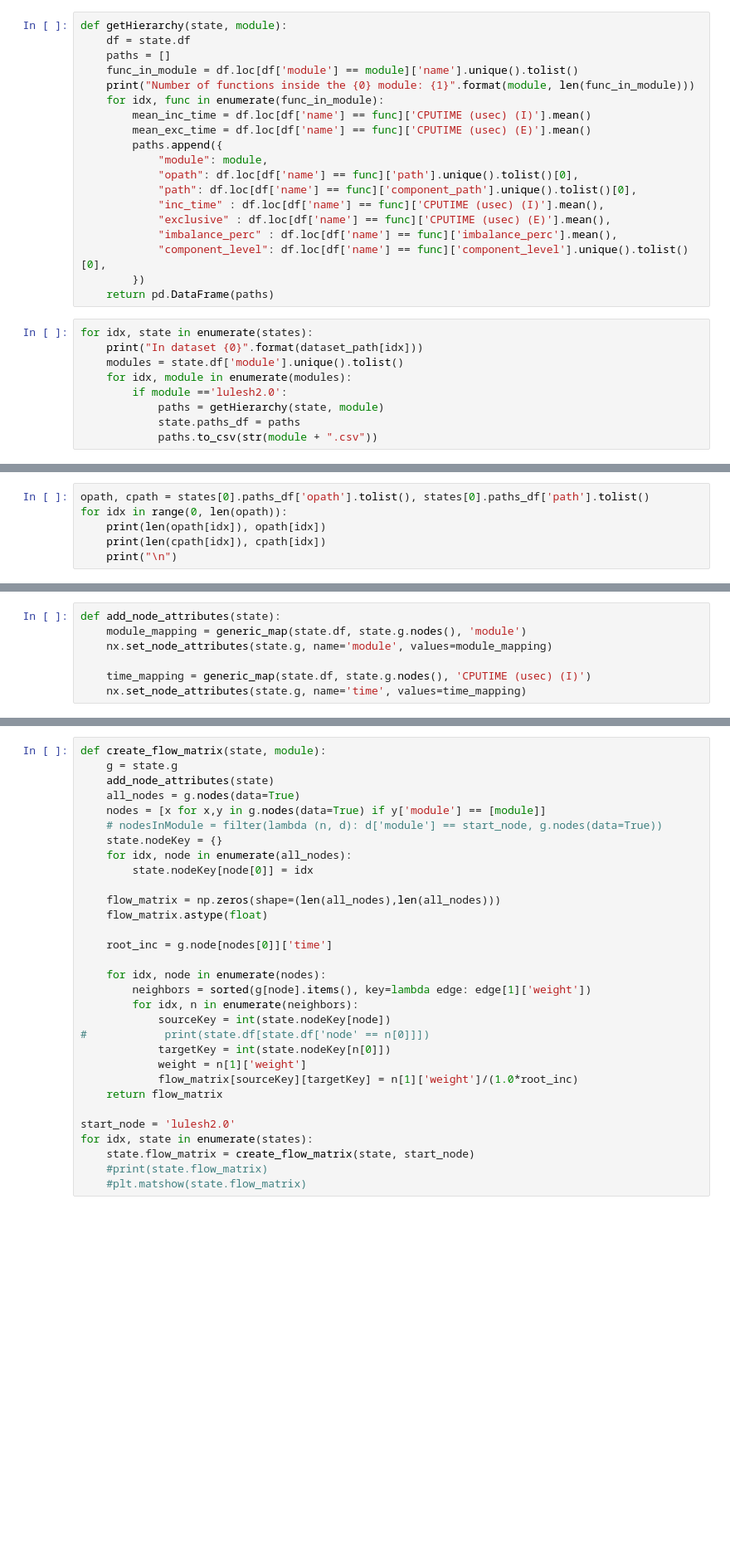
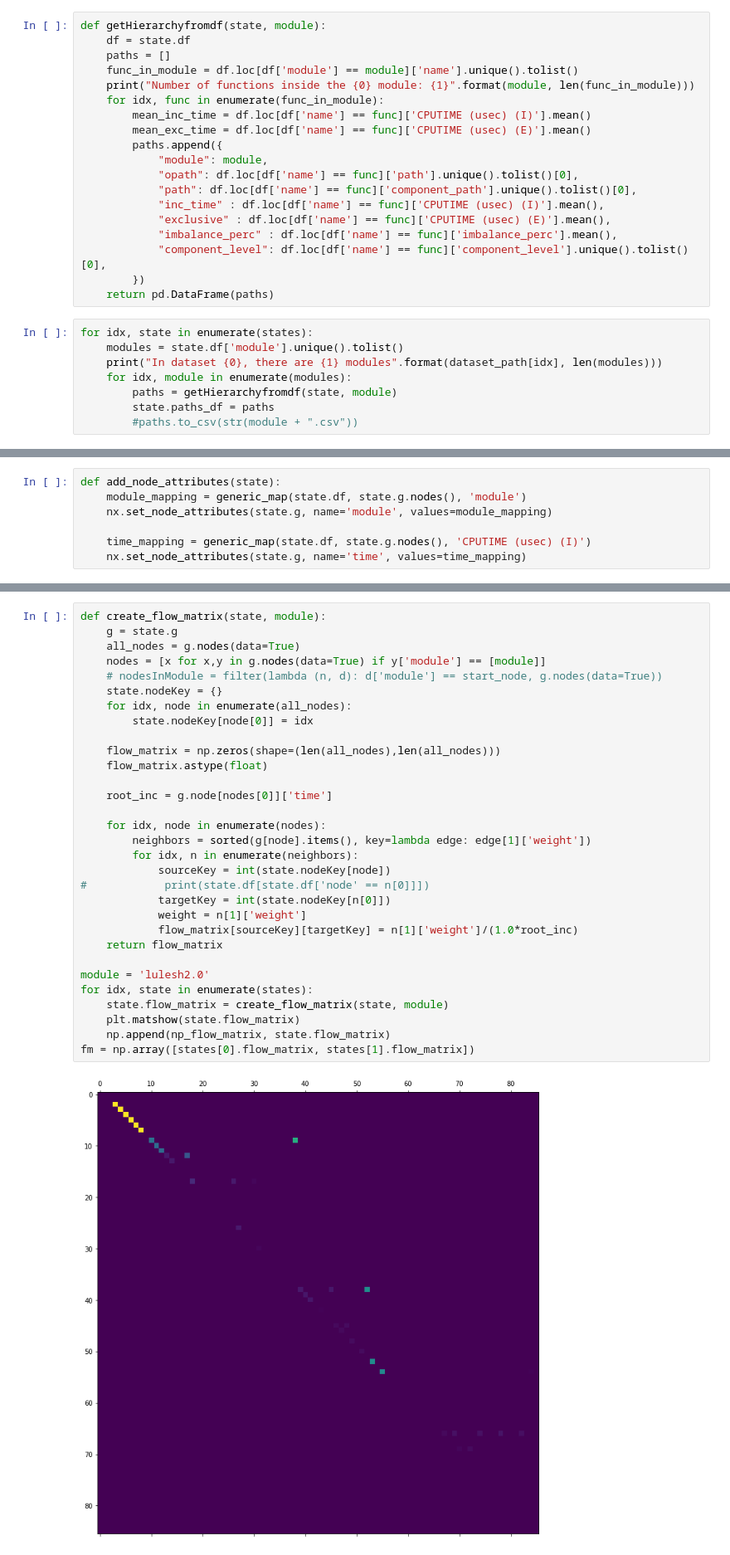
Before and after one commit to LLNL/CallFlow, a Jupyter notebook: src/server/diff-callflow.ipynb, the cells around one changed output, grey strips where cells are left out. Shown at 83% size. Cells and saved outputs as stored; diff of their text form; blank space fills up the shorter version.

```diff
--- a/src/server/diff-callflow.ipynb
+++ b/src/server/diff-callflow.ipynb
@@ -74,5 +63,5 @@ KeyboardInterrupt
 # %%
-def getHierarchy(state, module):
+def getHierarchyfromdf(state, module):
     df = state.df
     paths = []
     func_in_module = df.loc[df['module'] == module]['name'].unique().tolist()
@@ -92,11 +81,10 @@ def getHierarchy(state, module):
     return pd.DataFrame(paths)
 # %%
 for idx, state in enumerate(states):
-    print("In dataset {0}".format(dataset_path[idx]))
     modules = state.df['module'].unique().tolist()
+    print("In dataset {0}, there are {1} modules".format(dataset_path[idx], len(modules)))
     for idx, module in enumerate(modules):
-        if module =='lulesh2.0':
-            paths = getHierarchy(state, module)
-            state.paths_df = paths
-            paths.to_csv(str(module + ".csv"))
+        paths = getHierarchyfromdf(state, module)
+        state.paths_df = paths
+        #paths.to_csv(str(module + ".csv"))
 # %% [output]
@@ -107,6 +100,0 @@ Number of functions inside the lulesh2.0 module: 28
-# %%
-opath, cpath = states[0].paths_df['opath'].tolist(), states[0].paths_df['path'].tolist()
-for idx in range(0, len(opath)):
-    print(len(opath[idx]), opath[idx])
-    print(len(cpath[idx]), cpath[idx])
-    print("\n")
@@ -297,31 +235,33 @@ def add_node_attributes(state):
 # %%
 def create_flow_matrix(state, module):
     g = state.g
-    add_node_attributes(state)
     all_nodes = g.nodes(data=True)
     nodes = [x for x,y in g.nodes(data=True) if y['module'] == [module]]
     # nodesInModule = filter(lambda (n, d): d['module'] == start_node, g.nodes(data=True))
     state.nodeKey = {}
     for idx, node in enumerate(all_nodes):
         state.nodeKey[node[0]] = idx
 
     flow_matrix = np.zeros(shape=(len(all_nodes),len(all_nodes)))
     flow_matrix.astype(float)
 
     root_inc = g.node[nodes[0]]['time']
 
     for idx, node in enumerate(nodes):
         neighbors = sorted(g[node].items(), key=lambda edge: edge[1]['weight'])
         for idx, n in enumerate(neighbors):
             sourceKey = int(state.nodeKey[node])
 #            print(state.df[state.df['node' == n[0]]])
             targetKey = int(state.nodeKey[n[0]])
             weight = n[1]['weight']
             flow_matrix[sourceKey][targetKey] = n[1]['weight']/(1.0*root_inc)
     return flow_matrix
 
-start_node = 'lulesh2.0'
+module = 'lulesh2.0'
 for idx, state in enumerate(states):
-    state.flow_matrix = create_flow_matrix(state, start_node)
-    #print(state.flow_matrix)
-    #plt.matshow(state.flow_matrix)
+    state.flow_matrix = create_flow_matrix(state, module)
+    plt.matshow(state.flow_matrix)
+    np.append(np_flow_matrix, state.flow_matrix)
+fm = np.array([states[0].flow_matrix, states[1].flow_matrix])
+# %% [output]
+[figure, added]
```
Also changed, not shown: parts of 35 cells of this notebook, 10 other files.
